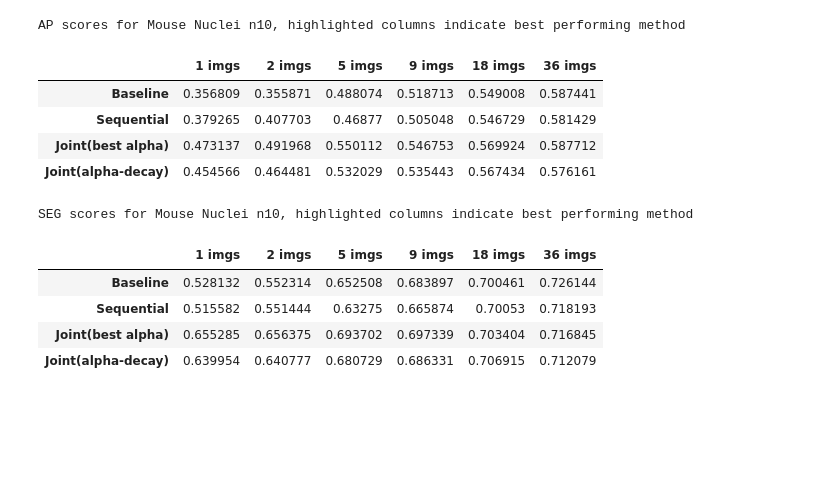
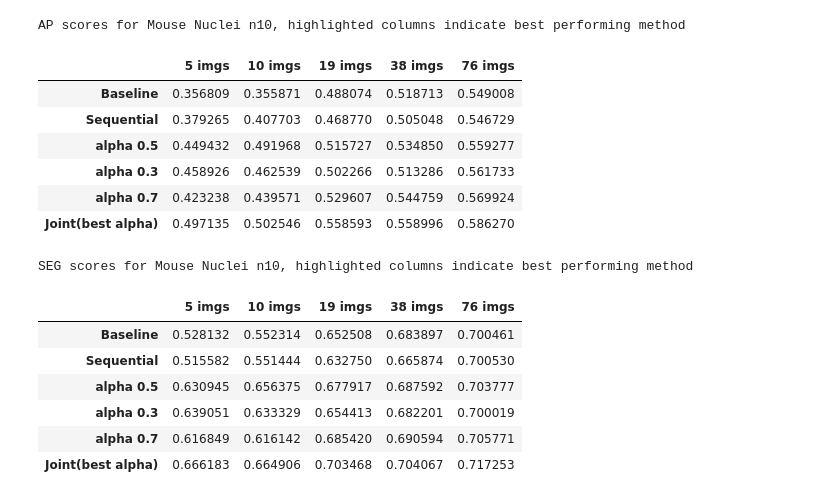
Before and after one commit to juglab/DenoiSeg, a Jupyter notebook: tables/Table_Mouse.ipynb, the cells around one changed output. Saved outputs shown, nothing was run; the diff lists cells and outputs as text; code cells hidden in the pictures; blank space fills up the shorter version.

```diff
--- a/tables/Table_Mouse.ipynb
+++ b/tables/Table_Mouse.ipynb
@@ -81,0 +57,12 @@ def get_joint_constant_alpha_test_results(pre, best_alphas, exp, measure, runs,
+# %%
+joint_alpha0_5_mouse_n0_AP = read_Noise2Seg_results('alpha0.5', 'nmouse_n0', measure='AP', runs=[1,2,3,4,5],
+                           fractions=[0.125, 0.25, 0.5, 1.0, 2.0], score_type='',
+                           path_str='/home/prakash/Desktop/fileserver_Noise2Seg/experiments/{}_{}_run{}/fraction_{}/{}scores.csv')
+
+joint_alpha0_5_mouse_n10_AP = read_Noise2Seg_results('alpha0.5', 'nmouse_n10', measure='AP', runs=[1,2,3,4,5],
+                           fractions=[0.125, 0.25, 0.5, 1.0, 2.0], score_type='',
+                           path_str='/home/prakash/Desktop/fileserver_Noise2Seg/experiments/{}_{}_run{}/fraction_{}/{}scores.csv')
+
+joint_alpha0_5_mouse_n20_AP = read_Noise2Seg_results('alpha0.5', 'nmouse_n20', measure='AP', runs=[1,2,3,4,5],
+                           fractions=[0.125, 0.25, 0.5, 1.0, 2.0], score_type='',
+                           path_str='/home/prakash/Desktop/fileserver_Noise2Seg/experiments/{}_{}_run{}/fraction_{}/{}scores.csv')
@@ -81,0 +81,12 @@ def get_joint_constant_alpha_test_results(pre, best_alphas, exp, measure, runs,
+# %%
+joint_alpha0_3_mouse_n0_AP = read_Noise2Seg_results('alpha0.3', 'nmouse_n0', measure='AP', runs=[1,2,3,4,5],
+                           fractions=[0.125, 0.25, 0.5, 1.0, 2.0], score_type='',
+                           path_str='/home/prakash/Desktop/fileserver_Noise2Seg/experiments/{}_{}_run{}/fraction_{}/{}scores.csv')
+
+joint_alpha0_3_mouse_n10_AP = read_Noise2Seg_results('alpha0.3', 'nmouse_n10', measure='AP', runs=[1,2,3,4,5],
+                           fractions=[0.125, 0.25, 0.5, 1.0, 2.0], score_type='',
+                           path_str='/home/prakash/Desktop/fileserver_Noise2Seg/experiments/{}_{}_run{}/fraction_{}/{}scores.csv')
+
+joint_alpha0_3_mouse_n20_AP = read_Noise2Seg_results('alpha0.3', 'nmouse_n20', measure='AP', runs=[1,2,3,4,5],
+                           fractions=[0.125, 0.25, 0.5, 1.0, 2.0], score_type='',
+                           path_str='/home/prakash/Desktop/fileserver_Noise2Seg/experiments/{}_{}_run{}/fraction_{}/{}scores.csv')
@@ -81,0 +105,12 @@ def get_joint_constant_alpha_test_results(pre, best_alphas, exp, measure, runs,
+# %%
+joint_alpha0_7_mouse_n0_AP = read_Noise2Seg_results('alpha0.7', 'nmouse_n0', measure='AP', runs=[1,2,3,4,5],
+                           fractions=[0.125, 0.25, 0.5, 1.0, 2.0], score_type='',
+                           path_str='/home/prakash/Desktop/fileserver_Noise2Seg/experiments/{}_{}_run{}/fraction_{}/{}scores.csv')
+
+joint_alpha0_7_mouse_n10_AP = read_Noise2Seg_results('alpha0.7', 'nmouse_n10', measure='AP', runs=[1,2,3,4,5],
+                           fractions=[0.125, 0.25, 0.5, 1.0, 2.0], score_type='',
+                           path_str='/home/prakash/Desktop/fileserver_Noise2Seg/experiments/{}_{}_run{}/fraction_{}/{}scores.csv')
+
+joint_alpha0_7_mouse_n20_AP = read_Noise2Seg_results('alpha0.7', 'nmouse_n20', measure='AP', runs=[1,2,3,4,5],
+                           fractions=[0.125, 0.25, 0.5, 1.0, 2.0], score_type='',
+                           path_str='/home/prakash/Desktop/fileserver_Noise2Seg/experiments/{}_{}_run{}/fraction_{}/{}scores.csv')
@@ -264,25 +198,39 @@ SEG scores for Mouse Nuclei n0, highlighted columns indicate best performing met
 # %%
+num_images = fraction_to_abs(baseline_mouse_n10_AP[:, 0])
+num_images = [int(i) for i in num_images]
+num_images = [str(i)+' imgs' for i in num_images]
+schemes = ['Baseline', 'Sequential', 'alpha 0.5', 'alpha 0.3', 'alpha 0.7', 'Joint(best alpha)']
 scheme_scores_AP = np.array([baseline_mouse_n10_AP[:,1], sequential_mouse_n10_AP[:,1],
-                          best_joint_mouse_n10_scores_AP[0], alpha_decay_mouse_n10_AP[:,1]])
+                             joint_alpha0_5_mouse_n10_AP[:,1], joint_alpha0_3_mouse_n10_AP[:,1],
+                             joint_alpha0_7_mouse_n10_AP[:,1], bestAlpha_n10_AP[:,1]])
 df = pd.DataFrame(scheme_scores_AP,index=schemes,columns=num_images)
 df.style.set_caption('AP scores for Mouse Nuclei n10, highlighted columns indicate best performing method').highlight_max(color='lightblue').set_table_styles(styles)
 # %% [output]
 AP scores for Mouse Nuclei n10, highlighted columns indicate best performing method
-|  | 1 imgs | 2 imgs | 5 imgs | 9 imgs | 18 imgs | 36 imgs |
-| Baseline | 0.356809 | 0.355871 | 0.488074 | 0.518713 | 0.549008 | 0.587441 |
-| Sequential | 0.379265 | 0.407703 | 0.46877 | 0.505048 | 0.546729 | 0.581429 |
-| Joint(best alpha) | 0.473137 | 0.491968 | 0.550112 | 0.546753 | 0.569924 | 0.587712 |
-| Joint(alpha-decay) | 0.454566 | 0.464481 | 0.532029 | 0.535443 | 0.567434 | 0.576161 |
+|  | 5 imgs | 10 imgs | 19 imgs | 38 imgs | 76 imgs |
+| Baseline | 0.356809 | 0.355871 | 0.488074 | 0.518713 | 0.549008 |
+| Sequential | 0.379265 | 0.407703 | 0.468770 | 0.505048 | 0.546729 |
+| alpha 0.5 | 0.449432 | 0.491968 | 0.515727 | 0.534850 | 0.559277 |
+| alpha 0.3 | 0.458926 | 0.462539 | 0.502266 | 0.513286 | 0.561733 |
+| alpha 0.7 | 0.423238 | 0.439571 | 0.529607 | 0.544759 | 0.569924 |
+| Joint(best alpha) | 0.497135 | 0.502546 | 0.558593 | 0.558996 | 0.586270 |
 # %%
-scheme_scores = np.array([baseline_mouse_n10_SEG[:,1], sequential_mouse_n10_SEG[:,1],
-                          best_joint_mouse_n10_scores_SEG[0], alpha_decay_mouse_n10_SEG[:,1]])
-df = pd.DataFrame(scheme_scores,index=schemes,columns=num_images)
+num_images = fraction_to_abs(baseline_mouse_n10_SEG[:, 0])
+num_images = [int(i) for i in num_images]
+num_images = [str(i)+' imgs' for i in num_images]
+schemes = ['Baseline', 'Sequential', 'alpha 0.5', 'alpha 0.3', 'alpha 0.7', 'Joint(best alpha)']
+scheme_scores_SEG = np.array([baseline_mouse_n10_SEG[:,1], sequential_mouse_n10_SEG[:,1],
+                             joint_alpha0_5_mouse_n10_SEG[:,1], joint_alpha0_3_mouse_n10_SEG[:,1],
+                             joint_alpha0_7_mouse_n10_SEG[:,1], bestAlpha_n10_SEG[:,1]])
+df = pd.DataFrame(scheme_scores_SEG,index=schemes,columns=num_images)
 df.style.set_caption('SEG scores for Mouse Nuclei n10, highlighted columns indicate best performing method').highlight_max(color='lightblue').set_table_styles(styles)
 # %% [output]
 SEG scores for Mouse Nuclei n10, highlighted columns indicate best performing method
-|  | 1 imgs | 2 imgs | 5 imgs | 9 imgs | 18 imgs | 36 imgs |
-| Baseline | 0.528132 | 0.552314 | 0.652508 | 0.683897 | 0.700461 | 0.726144 |
-| Sequential | 0.515582 | 0.551444 | 0.63275 | 0.665874 | 0.70053 | 0.718193 |
-| Joint(best alpha) | 0.655285 | 0.656375 | 0.693702 | 0.697339 | 0.703404 | 0.716845 |
-| Joint(alpha-decay) | 0.639954 | 0.640777 | 0.680729 | 0.686331 | 0.706915 | 0.712079 |
+|  | 5 imgs | 10 imgs | 19 imgs | 38 imgs | 76 imgs |
+| Baseline | 0.528132 | 0.552314 | 0.652508 | 0.683897 | 0.700461 |
+| Sequential | 0.515582 | 0.551444 | 0.632750 | 0.665874 | 0.700530 |
+| alpha 0.5 | 0.630945 | 0.656375 | 0.677917 | 0.687592 | 0.703777 |
+| alpha 0.3 | 0.639051 | 0.633329 | 0.654413 | 0.682201 | 0.700019 |
+| alpha 0.7 | 0.616849 | 0.616142 | 0.685420 | 0.690594 | 0.705771 |
+| Joint(best alpha) | 0.666183 | 0.664906 | 0.703468 | 0.704067 | 0.717253 |
 # %%
```
Also changed, not shown: parts of 21 cells of this notebook, 2 other files.
